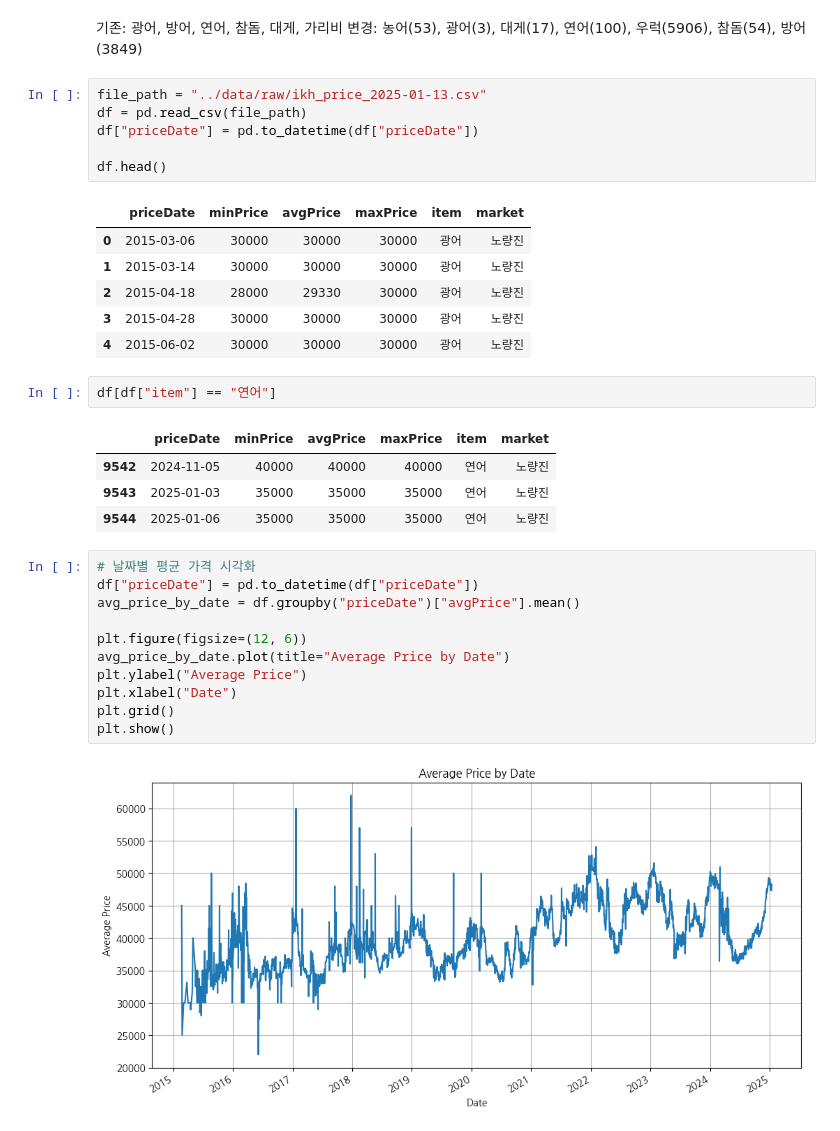
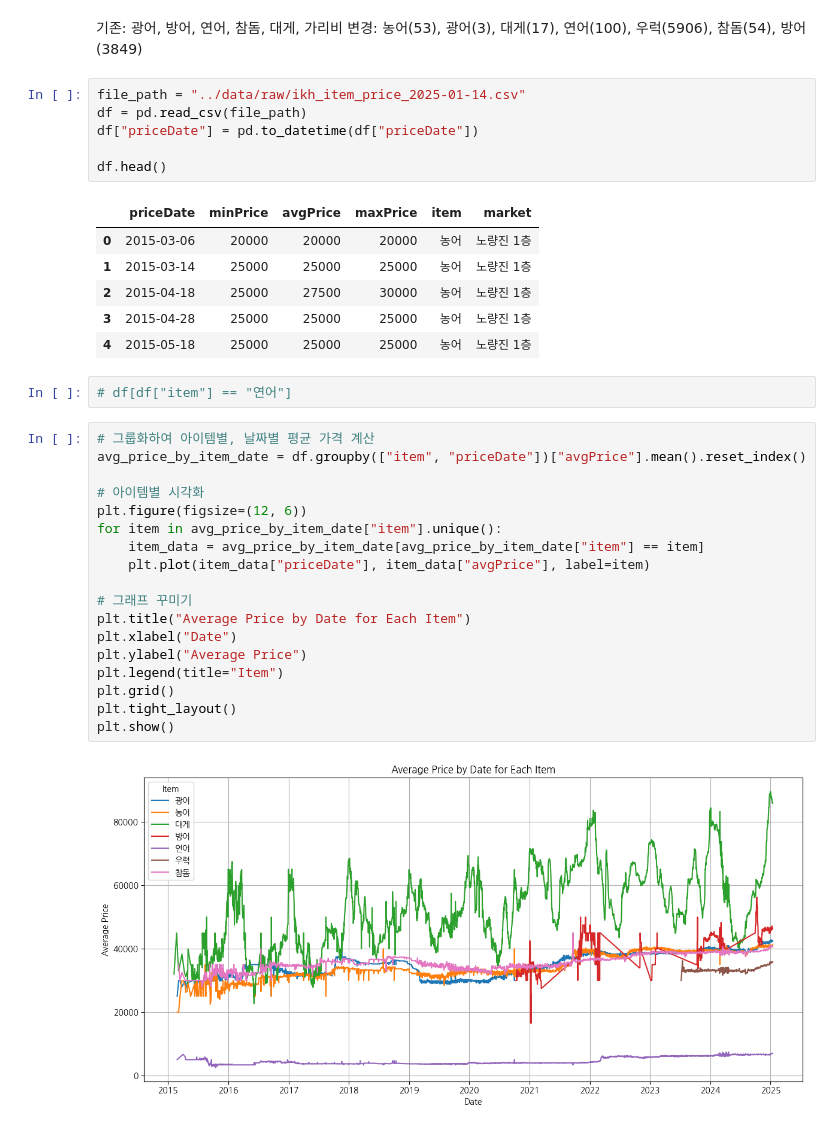
Before and after one commit to vhf1030/Pisces, a Jupyter notebook: notebooks/eda_ikh.ipynb, the cells around one changed output. Drawn from its saved outputs; the diff is of its cells as text.

Commit message:
Collect item price & visualize

```diff
--- a/notebooks/eda_ikh.ipynb
+++ b/notebooks/eda_ikh.ipynb
@@ -198,35 +199,37 @@ plt.show()
 기존: 광어, 방어, 연어, 참돔, 대게, 가리비
 변경: 농어(53), 광어(3), 대게(17), 연어(100), 우럭(5906), 참돔(54), 방어(3849)
 # %%
-file_path = "../data/raw/ikh_price_2025-01-13.csv"
+file_path = "../data/raw/ikh_item_price_2025-01-14.csv"
 df = pd.read_csv(file_path)
 df["priceDate"] = pd.to_datetime(df["priceDate"])
 
 df.head()
 # %% [output]
 |  | priceDate | minPrice | avgPrice | maxPrice | item | market |
-| 0 | 2015-03-06 | 30000 | 30000 | 30000 | 광어 | 노량진 |
-| 1 | 2015-03-14 | 30000 | 30000 | 30000 | 광어 | 노량진 |
-| 2 | 2015-04-18 | 28000 | 29330 | 30000 | 광어 | 노량진 |
-| 3 | 2015-04-28 | 30000 | 30000 | 30000 | 광어 | 노량진 |
-| 4 | 2015-06-02 | 30000 | 30000 | 30000 | 광어 | 노량진 |
+| 0 | 2015-03-06 | 20000 | 20000 | 20000 | 농어 | 노량진 1층 |
+| 1 | 2015-03-14 | 25000 | 25000 | 25000 | 농어 | 노량진 1층 |
+| 2 | 2015-04-18 | 25000 | 27500 | 30000 | 농어 | 노량진 1층 |
+| 3 | 2015-04-28 | 25000 | 25000 | 25000 | 농어 | 노량진 1층 |
+| 4 | 2015-05-18 | 25000 | 25000 | 25000 | 농어 | 노량진 1층 |
 # %%
-df[df["item"] == "연어"]
+# df[df["item"] == "연어"]
-# %% [output]
-|  | priceDate | minPrice | avgPrice | maxPrice | item | market |
-| 9542 | 2024-11-05 | 40000 | 40000 | 40000 | 연어 | 노량진 |
-| 9543 | 2025-01-03 | 35000 | 35000 | 35000 | 연어 | 노량진 |
-| 9544 | 2025-01-06 | 35000 | 35000 | 35000 | 연어 | 노량진 |
 # %%
-# 날짜별 평균 가격 시각화
-df["priceDate"] = pd.to_datetime(df["priceDate"])
-avg_price_by_date = df.groupby("priceDate")["avgPrice"].mean()
+# 그룹화하여 아이템별, 날짜별 평균 가격 계산
+avg_price_by_item_date = df.groupby(["item", "priceDate"])["avgPrice"].mean().reset_index()
 
+# 아이템별 시각화
 plt.figure(figsize=(12, 6))
-avg_price_by_date.plot(title="Average Price by Date")
+for item in avg_price_by_item_date["item"].unique():
+    item_data = avg_price_by_item_date[avg_price_by_item_date["item"] == item]
+    plt.plot(item_data["priceDate"], item_data["avgPrice"], label=item)
+
+# 그래프 꾸미기
+plt.title("Average Price by Date for Each Item")
+plt.xlabel("Date")
 plt.ylabel("Average Price")
-plt.xlabel("Date")
+plt.legend(title="Item")
 plt.grid()
+plt.tight_layout()
 plt.show()
 # %% [output]
-[figure, old version]
+[figure, new version]
```
Also changed, not shown: parts of 10 cells of this notebook, 2 other files.
